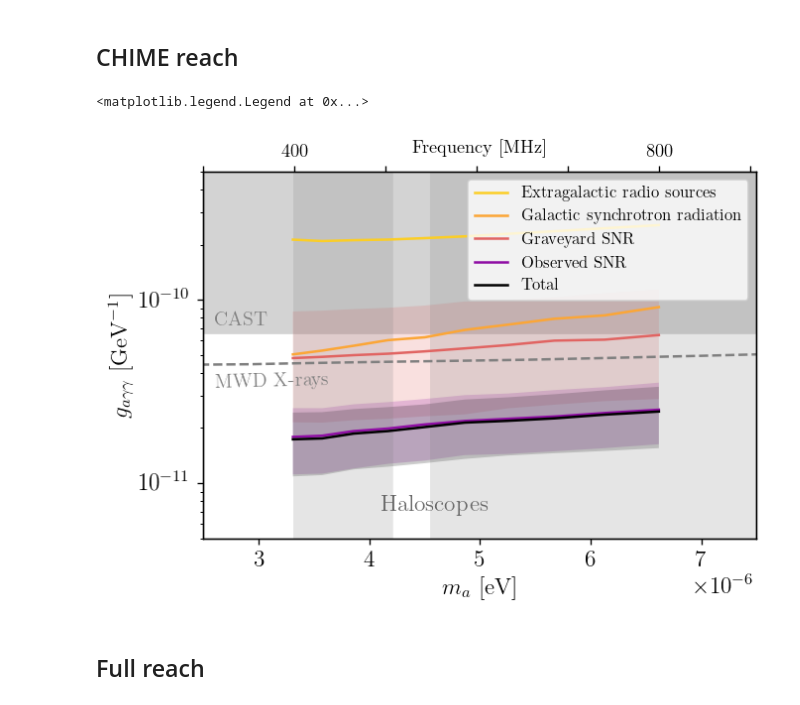
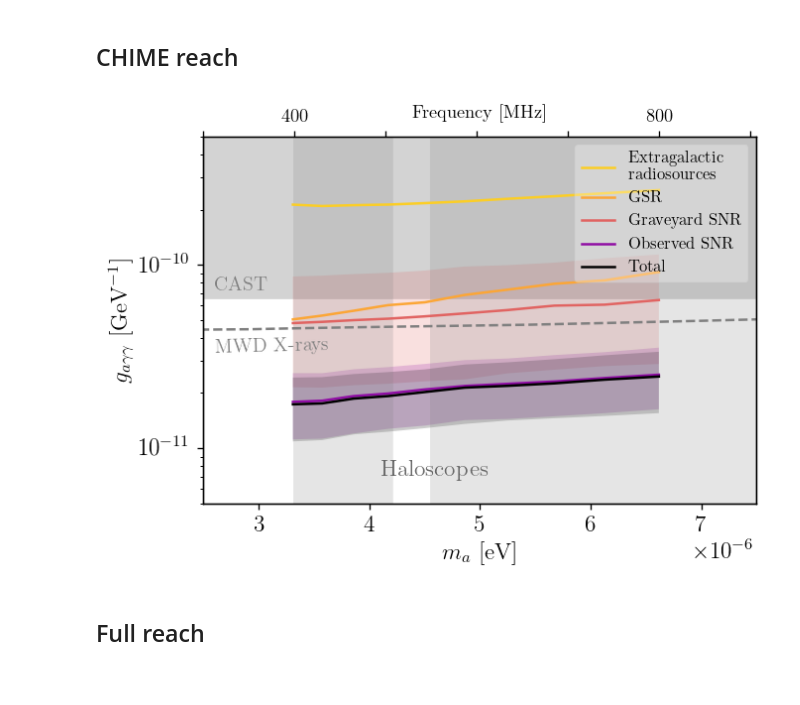
Before and after one commit to yitiansun/axion-mirror, a Jupyter notebook: estimates/plot_reach.ipynb, the cells around one changed output. Drawn from its saved outputs; the diff is of its cells as text; code cells hidden in the pictures.

```diff
--- a/estimates/plot_reach.ipynb
+++ b/estimates/plot_reach.ipynb
@@ -26,8 +26,8 @@ plot_names = ['egrs', 'gsr', 'snrg-base', 'snro-base', 'total-base']
 plot_all_samples = False
 
 label_dict = {
-    'egrs' : 'Extragalactic radio sources',
-    'gsr' : 'Galactic synchrotron radiation',
+    'egrs' : 'Extragalactic\nradiosources',
+    'gsr' : 'GSR',
     'snrg-base' : 'Graveyard SNR',
     'snro-base' : 'Observed SNR',
     'total-base' : 'Total',
@@ -61,36 +61,36 @@ for pn in plot_names:
             else:
                 ax.plot(ma_arr, np.median(gagg_arr, axis=0), color=color_dict[pn], label=label_dict[pn])
                 ax.fill_between(ma_arr, np.quantile(gagg_arr, 0.95, axis=0), np.quantile(gagg_arr, 0.05, axis=0),
                                 alpha=0.2, facecolor=color_dict[pn], edgecolor='none')
 
 ax.fill_between([1e-6, 1e-5], uc.gagg_CAST/uc.invGeV, 1e-8, color='lightgray', zorder=-1)
 ax.text(2.6e-6, 7.3e-11, 'CAST', color='gray')
 # limit_ma_arr, limit_gagg_arr = np.loadtxt("../data/limits/PulsarPolarCap.txt", unpack=True)
 # ax.plot(limit_ma_arr, limit_gagg_arr, color='gray', ls='-')
 # ax.text(2.6e-6, 2e-12, 'Pulsar polar cap', color='gray', rotation=-1.2)
 limit_ma_arr, limit_gagg_arr = np.loadtxt("../data/limits/MWDXrays.txt", unpack=True)
 ax.plot(limit_ma_arr, limit_gagg_arr, color='gray', ls='--')
 ax.text(2.6e-6, 3.3e-11, 'MWD X-rays', color='gray', rotation=1.5)
 limit_ma_arr, limit_gagg_arr = np.loadtxt("../data/limits/ADMX2021.txt", unpack=True)
 ax.fill_between(limit_ma_arr, limit_gagg_arr, np.full_like(limit_gagg_arr, 1), color='gray', alpha=0.2, ec=None)
 limit_ma_arr, limit_gagg_arr = np.loadtxt("../data/limits/RBF_UF_Haloscopes.txt", unpack=True)
 ax.fill_between(limit_ma_arr, limit_gagg_arr, np.full_like(limit_gagg_arr, 1), color='gray', alpha=0.2, ec=None)
 ax.text(4.1e-6, 7e-12, 'Haloscopes', color=cms['binary'](0.6), fontsize=14)
 
 ax.set(xlim=(2.5e-6, 7.5e-6), ylim=(5e-12, 5e-10), yscale='log')
 ax.set(xlabel='$m_a$ [eV]', ylabel=r'$g_{a\gamma\gamma}$ [GeV$^{-1}$]')
 
 ax_top = ax.twiny()
 ax_top.set_xlim(np.array(ax.get_xlim()) * uc.eV / (4*np.pi*uc.hbar))
 ax_top.set_xlabel('Frequency [MHz]', fontsize=11)
 ax_top.set_xticks([300, 400, 500, 600, 700, 800, 900])
 ax_top.set_xticklabels(['', '400', '', '', '', '800', ''], fontsize=11)
 ax_top.xaxis.set_label_coords(0.5, 1.05)
 
-ax.legend(loc='upper right', fontsize=10)
-#fig.savefig(f'../outputs/reach_plots/{config_name}.pdf')
+legend = ax.legend(loc='upper right', fontsize=10, framealpha=0.3)
+#legend.get_frame().set_facecolor((1, 1, 1, 0.2))
+fig.savefig(f'../outputs/reach_plots/{config_name}.pdf')
 # %% [output]
-<matplotlib.legend.Legend at 0x...>
-[figure, old version]
+[figure, new version]
 # %% [markdown]
 ## Full reach
```
Also changed, not shown: parts of 14 cells of this notebook, 9 other files.
